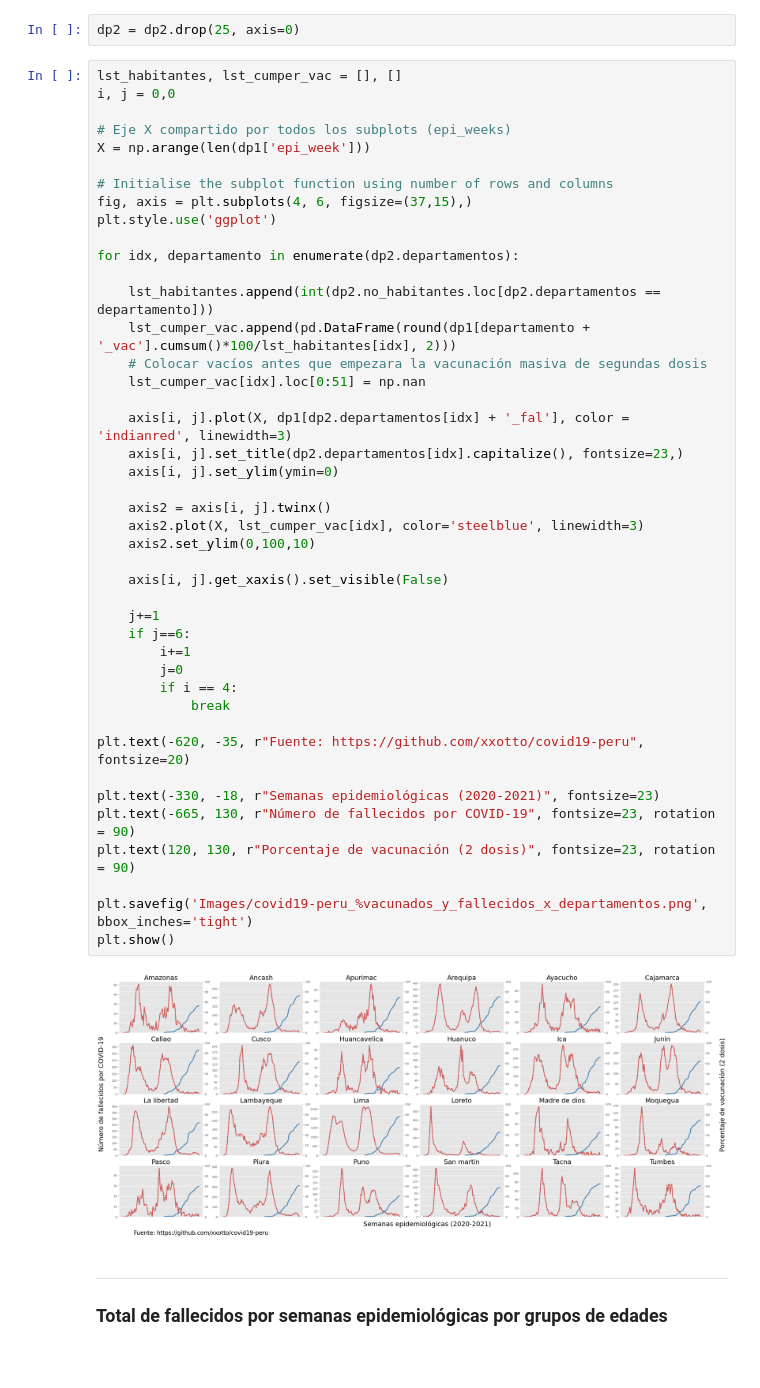
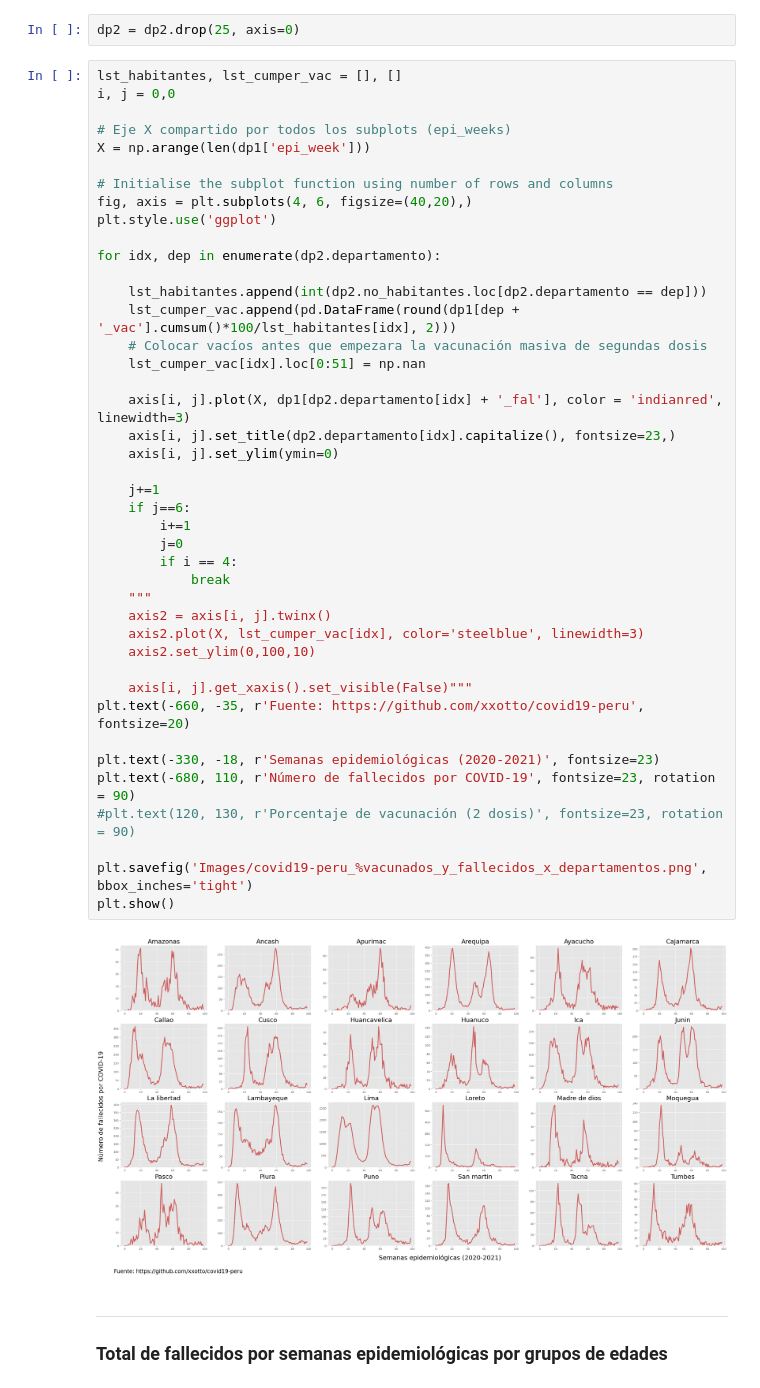
Before and after one commit to xxotto/covid19-Peru, a Jupyter notebook: DataVisualization.ipynb, the cells around one changed output. Drawn from its saved outputs; the diff is of its cells as text; blank space fills up the shorter version.

Commit message:
UPDATE DATA

```diff
--- a/DataVisualization.ipynb
+++ b/DataVisualization.ipynb
@@ -264,48 +264,47 @@ dp2 = dp2.drop(25, axis=0)
 # %%
 lst_habitantes, lst_cumper_vac = [], []
 i, j = 0,0
 
 # Eje X compartido por todos los subplots (epi_weeks)
 X = np.arange(len(dp1['epi_week']))
 
 # Initialise the subplot function using number of rows and columns
-fig, axis = plt.subplots(4, 6, figsize=(37,15),)
+fig, axis = plt.subplots(4, 6, figsize=(40,20),)
 plt.style.use('ggplot')
 
-for idx, departamento in enumerate(dp2.departamentos):
+for idx, dep in enumerate(dp2.departamento):
 
-    lst_habitantes.append(int(dp2.no_habitantes.loc[dp2.departamentos == departamento]))
-    lst_cumper_vac.append(pd.DataFrame(round(dp1[departamento + '_vac'].cumsum()*100/lst_habitantes[idx], 2)))
+    lst_habitantes.append(int(dp2.no_habitantes.loc[dp2.departamento == dep]))
+    lst_cumper_vac.append(pd.DataFrame(round(dp1[dep + '_vac'].cumsum()*100/lst_habitantes[idx], 2)))
     # Colocar vacíos antes que empezara la vacunación masiva de segundas dosis
     lst_cumper_vac[idx].loc[0:51] = np.nan
 
-    axis[i, j].plot(X, dp1[dp2.departamentos[idx] + '_fal'], color = 'indianred', linewidth=3)
-    axis[i, j].set_title(dp2.departamentos[idx].capitalize(), fontsize=23,)
+    axis[i, j].plot(X, dp1[dp2.departamento[idx] + '_fal'], color = 'indianred', linewidth=3)
+    axis[i, j].set_title(dp2.departamento[idx].capitalize(), fontsize=23,)
     axis[i, j].set_ylim(ymin=0)
-
-    axis2 = axis[i, j].twinx()
-    axis2.plot(X, lst_cumper_vac[idx], color='steelblue', linewidth=3)
-    axis2.set_ylim(0,100,10)
-
-    axis[i, j].get_xaxis().set_visible(False)
 
     j+=1
     if j==6:
         i+=1
         j=0
         if i == 4:
             break
+    """
+    axis2 = axis[i, j].twinx()
+    axis2.plot(X, lst_cumper_vac[idx], color='steelblue', linewidth=3)
+    axis2.set_ylim(0,100,10)
 
-plt.text(-620, -35, r"Fuente: https://github.com/xxotto/covid19-peru", fontsize=20)
+    axis[i, j].get_xaxis().set_visible(False)"""
+plt.text(-660, -35, r'Fuente: https://github.com/xxotto/covid19-peru', fontsize=20)
 
-plt.text(-330, -18, r"Semanas epidemiológicas (2020-2021)", fontsize=23)
-plt.text(-665, 130, r"Número de fallecidos por COVID-19", fontsize=23, rotation = 90)
-plt.text(120, 130, r"Porcentaje de vacunación (2 dosis)", fontsize=23, rotation = 90)
+plt.text(-330, -18, r'Semanas epidemiológicas (2020-2021)', fontsize=23)
+plt.text(-680, 110, r'Número de fallecidos por COVID-19', fontsize=23, rotation = 90)
+#plt.text(120, 130, r'Porcentaje de vacunación (2 dosis)', fontsize=23, rotation = 90)
 
 plt.savefig('Images/covid19-peru_%vacunados_y_fallecidos_x_departamentos.png', bbox_inches='tight')
 plt.show()
 # %% [output]
-[figure, old version]
+[figure, new version]
 # %% [markdown]
 ***
 ### Total de fallecidos por semanas epidemiológicas por grupos de edades
```
Also changed, not shown: parts of 9 cells of this notebook, 18 other files.
